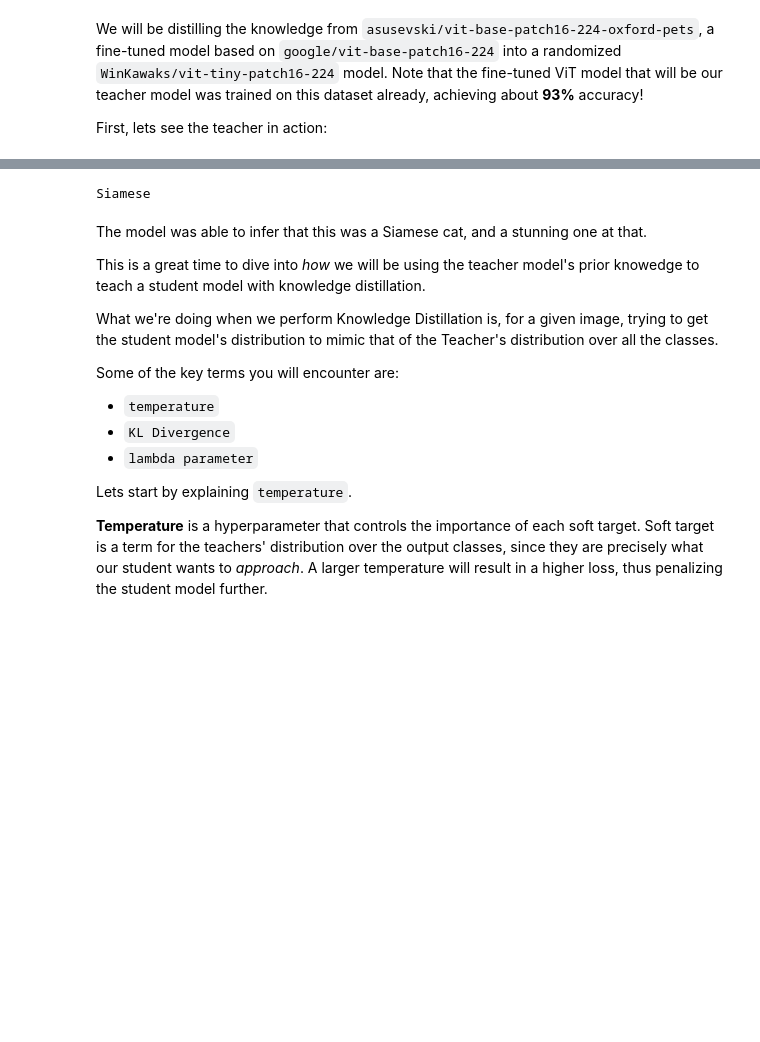
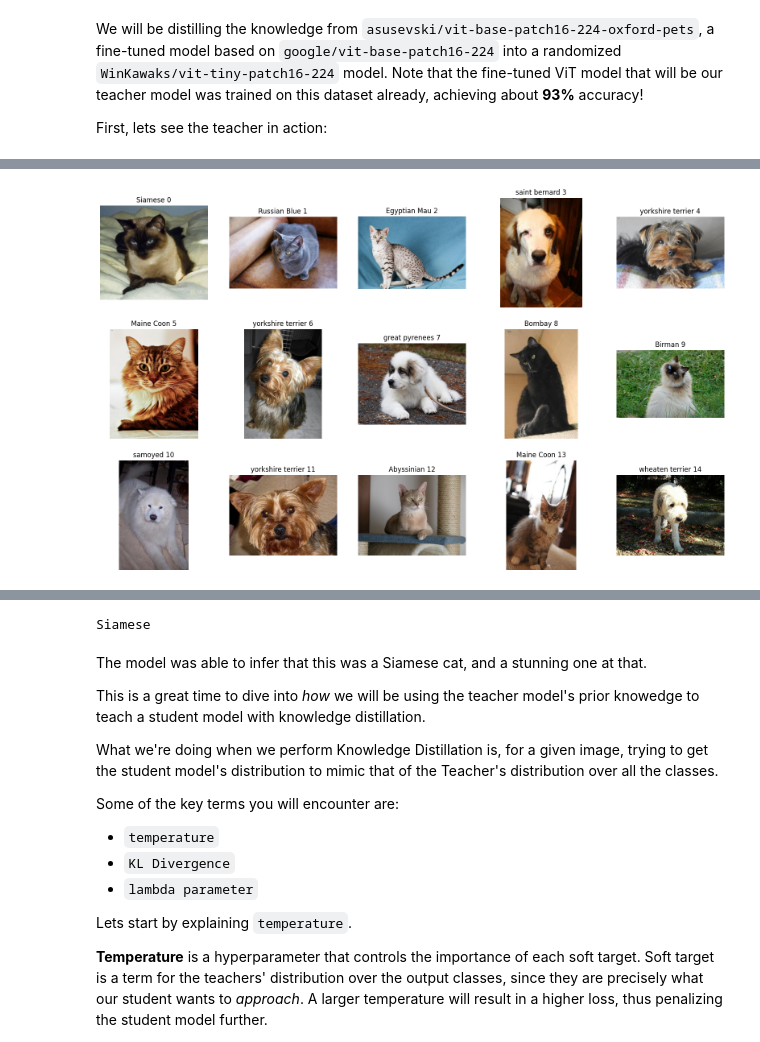
Before and after one commit to mksachs/CCVC, a Jupyter notebook: notebooks/Unit 3 - Vision Transformers/KnowledgeDistillation.ipynb, the cells around one changed output, grey strips where cells are left out. Drawn from its saved outputs; the diff is of its cells as text; code cells hidden in the pictures; blank space fills up the shorter version.

```diff
--- a/notebooks/Unit 3 - Vision Transformers/KnowledgeDistillation.ipynb
+++ b/notebooks/Unit 3 - Vision Transformers/KnowledgeDistillation.ipynb
@@ -59,0 +64,17 @@ dataset["train"][0]['image']
+# %%
+def show_samples(ds,rows,cols):
+    samples = ds.shuffle().select(np.arange(rows*cols)) # selecting random images
+    fig = plt.figure(figsize=(cols*4,rows*4))
+    # plotting
+    for i in range(rows*cols):
+        img_bytes = samples[i]['image']['bytes']
+        img = Image.open(io.BytesIO(img_bytes))
+        label = samples[i]['label']
+        fig.add_subplot(rows,cols,i+1)
+        plt.imshow(img)
+        plt.title(f"{label} {i}")
+        plt.axis('off')
+
+show_samples(dataset['train'],rows=3,cols=5)
+# %% [output]
+[figure, added]
```
Also changed, not shown: parts of 17 cells of this notebook.
